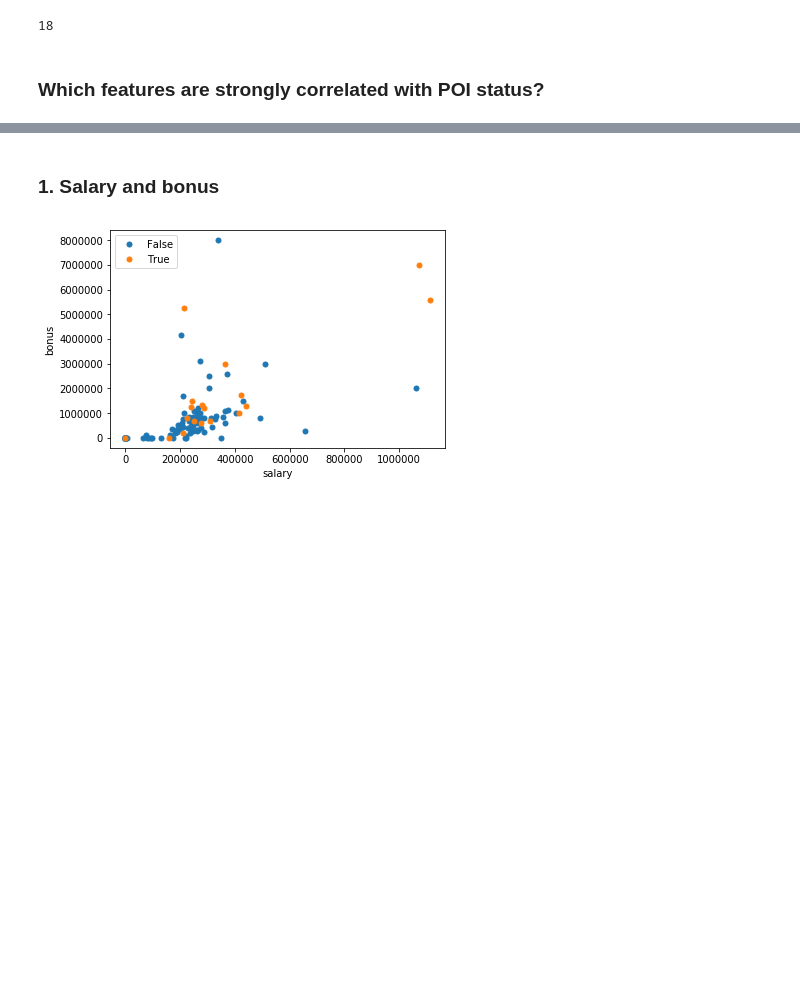
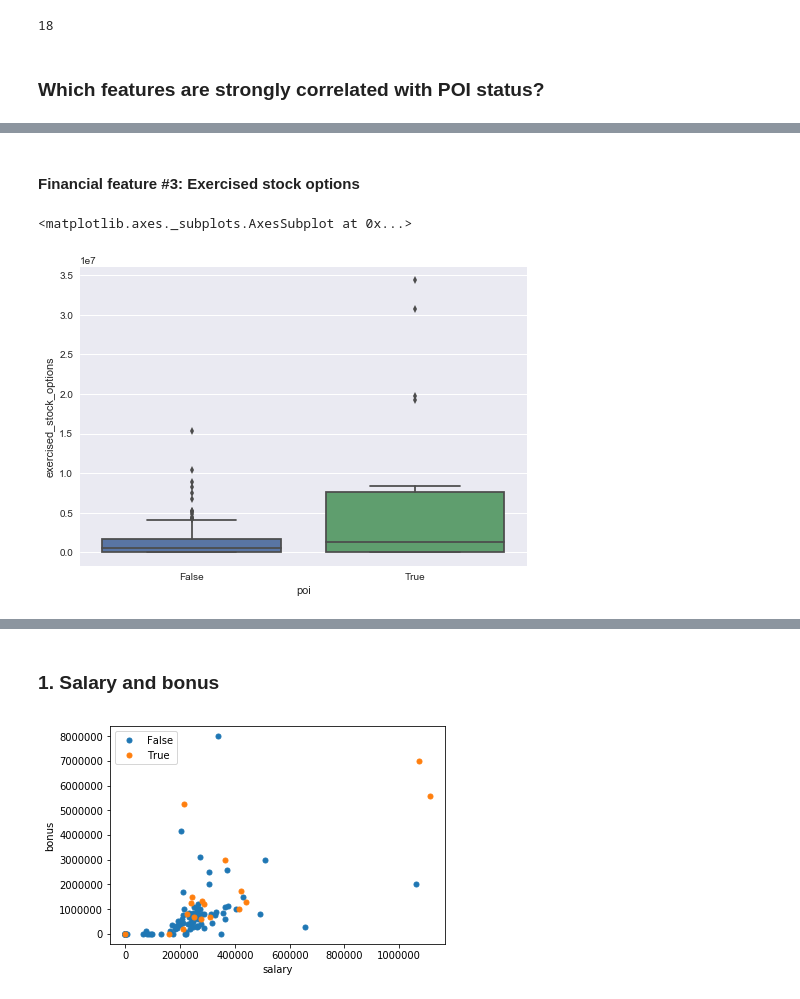
Before and after one commit to Manyizi101/P5_UdacityProject_MachineLearning, a Jupyter notebook: Enron_EDA.ipynb, the cells around one changed output, grey strips where cells are left out. Saved outputs shown, nothing was run; the diff lists cells and outputs as text; code cells hidden in the pictures; blank space fills up the shorter version.

```diff
--- a/Enron_EDA.ipynb
+++ b/Enron_EDA.ipynb
@@ -143,0 +180,7 @@ df.corr(method = 'pearson')
+# %% [markdown]
+#### Financial feature #3: Exercised stock options
+# %%
+sns.boxplot(df.poi, df.exercised_stock_options)
+# %% [output]
+<matplotlib.axes._subplots.AxesSubplot at 0x...>
+[figure, added]
```
Also changed, not shown: parts of 15 cells of this notebook.
